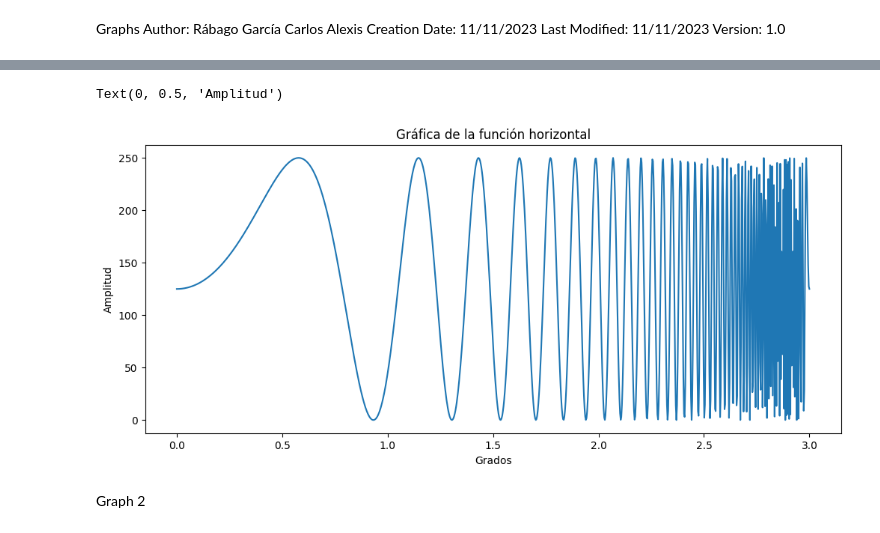
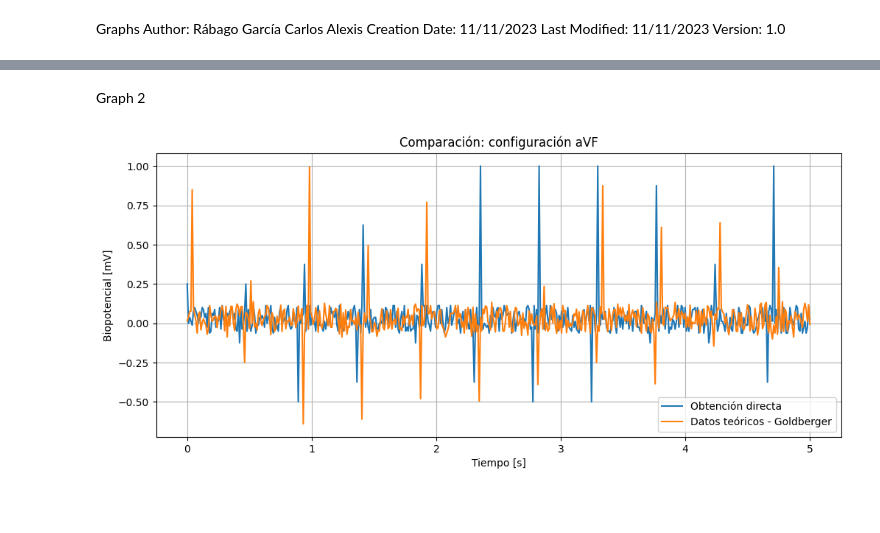
Before and after one commit to Alexisphysics2811/Code, a Jupyter notebook: Python/Projects/P08/graphs.ipynb, the cells around one changed output, grey strips where cells are left out. Cells and saved outputs as stored; diff of their text form; code cells hidden in the pictures; blank space fills up the shorter version.

```diff
--- a/Python/Projects/P08/graphs.ipynb
+++ b/Python/Projects/P08/graphs.ipynb
@@ -32,11 +34,32 @@ b = g(x)
-# %%
-plt.figure(figsize=(12,5))
-plt.plot(a,b)
-plt.title('Gráfica de la función horizontal')
-plt.xlabel("Grados")
-plt.ylabel("Amplitud")
-# %% [output]
-Text(0, 0.5, 'Amplitud')
-[figure, removed]
 # %% [markdown]
 Graph 2
+# %%
+x = np.linspace(0,5,500)
+y1=[]
+for i in range(500):
+    if i%47 == 0:
+        y1.append((1/200)*(0+(25*random.randrange(1,10))))
+    elif (i+5)%47 == 0:
+        y1.append((1/200)*(0+(25*random.randrange(-5,0))))
+    else:
+        y1.append((1/200)*(0+(2.5*random.randrange(-5,10))))
+y2 = []
+c = random.randrange(-5,6)
+for i in range(500):
+    if (i+c)%47 == 0:
+        y2.append((1/200)*(random.randrange(-5,6)+(25*random.randrange(1,10))))
+    elif (i+5+c)%47 == 0:
+        y2.append((1/200)*(random.randrange(-5,6)+(25*random.randrange(-5,0))))
+    else:
+        y2.append((1/200)*(random.randrange(-5,6)+(2.5*random.randrange(-5,10))))
+# %%
+plt.figure(figsize=(12,5))
+plt.plot(x,y1,label="Obtención directa")
+plt.plot(x,y2,label="Datos teóricos - Goldberger")
+plt.title('Comparación: configuración aVF')
+plt.xlabel("Tiempo [s]")
+plt.ylabel("Biopotencial [mV]")
+plt.legend()
+plt.grid(True)
+# %% [output]
+[figure, added]
```
Also changed, not shown: parts of 8 cells of this notebook, 1 other file.
